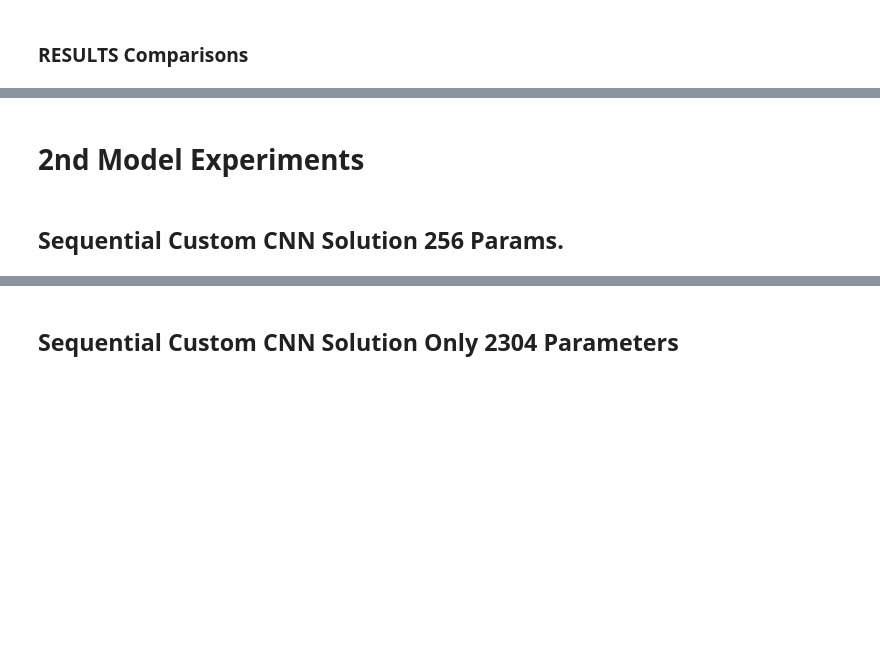
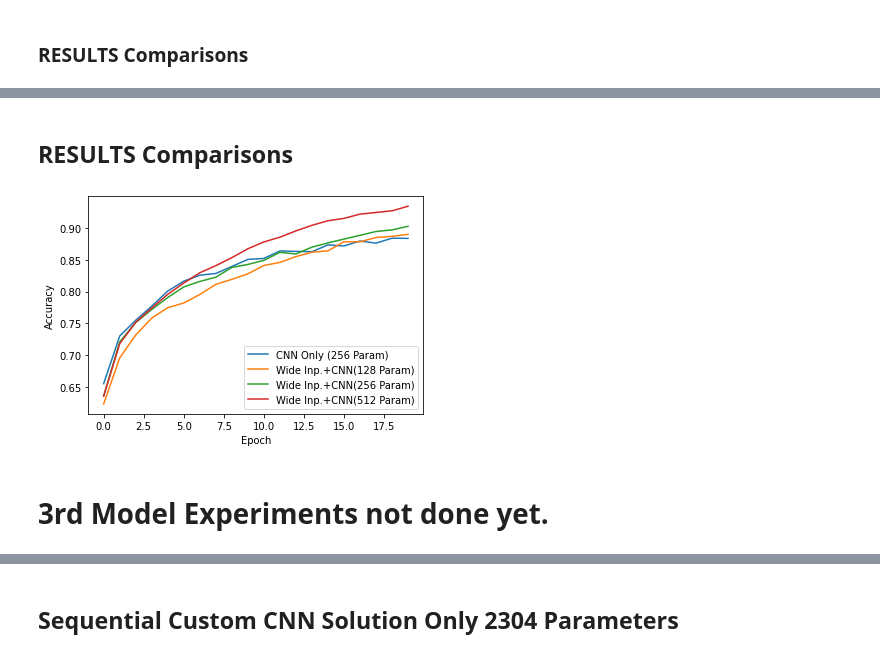
Before and after one commit to mcagriaksoy/EuroSAT-Image-Classification-with-Wide-and-Deep-Learning, a Jupyter notebook: Paper_EuroSAT_Wide&DeepLearning_ObjectDetection.ipynb, the cells around one changed output, grey strips where cells are left out. Drawn from its saved outputs; the diff is of its cells as text; code cells hidden in the pictures; blank space fills up the shorter version.

```diff
--- a/Paper_EuroSAT_Wide&DeepLearning_ObjectDetection.ipynb
+++ b/Paper_EuroSAT_Wide&DeepLearning_ObjectDetection.ipynb
@@ -1299,0 +1599,6 @@ plt.savefig('aLLhistory.pdf')
+# %%
+history_CNN256 = model256.fit(x_train,
+                             y_train,
+                             epochs = epochs,
+                             validation_data=(x_test, y_test)
+                             )
@@ -1299,0 +1678,29 @@ plt.savefig('aLLhistory.pdf')
+# %%
+GLCMdata_trainMerged = [x_train_mean ,
+                        x_train_invariant_Red,
+                        x_train_invariant_Green,
+                        x_train_invariant_Blue,
+                        x_train_HU,
+                        x_train_hog_vector,
+                        x_train_lbp_vector,
+                        x_train_glcm,
+                        x_train
+                        ]
+
+GLCMdata_valMerged = [x_test_mean,
+                      x_test_invariant_Red,
+                      x_test_invariant_Green,
+                      x_test_invariant_Blue,
+                      x_test_HU,
+                      x_test_hog_vector,
+                      x_test_lbp_vector,
+                      x_test_glcm,
+                      x_test
+                      ]
+
+history_256 = wide256_model_e2.fit(GLCMdata_trainMerged,
+                             y_train,
+                             epochs = epochs,
+                             validation_data=(GLCMdata_valMerged, y_test),
+                             #callbacks = [reduce_lr]
+                             )
@@ -1300,3 +1996,17 @@ plt.savefig('aLLhistory.pdf')
+# %% [markdown]
+## RESULTS Comparisons
+# %%
+plt.plot(history_CNN256.history['accuracy'])
+plt.plot(history_128.history['accuracy'])
+plt.plot(history_256.history['accuracy'])
+plt.plot(history_512.history['accuracy'])
+plt.ylabel('Accuracy')
+plt.xlabel('Epoch')
+plt.legend(['CNN Only (256 Param)','Wide Inp.+CNN(128 Param)', 'Wide Inp.+CNN(256 Param)' , 'Wide Inp.+CNN(512 Param)'], loc='lower right')
+plt.savefig('aLLhistory.png', dpi=300)
+plt.savefig('aLLhistory.pdf')
+# %% [output]
+[figure, added]
 # %%
 
 from matplotlib.pyplot import figure
@@ -1317,6 +2027,4 @@ from sklearn.metrics import classification_report
 y_pred = model.predict_classes(x_test)
 print(classification_report(y_test, y_pred))
 # %% [markdown]
-# **2nd Model Experiments**
+# **3rd Model Experiments** not done yet.
-# %% [markdown]
-## Sequential Custom CNN Solution 256 Params.
```
Also changed, not shown: parts of 86 cells of this notebook.
